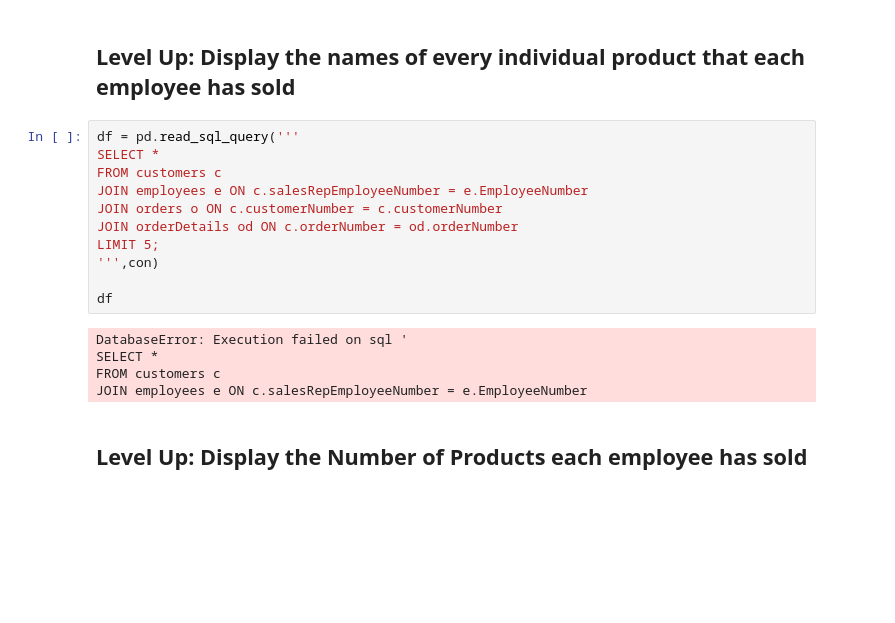
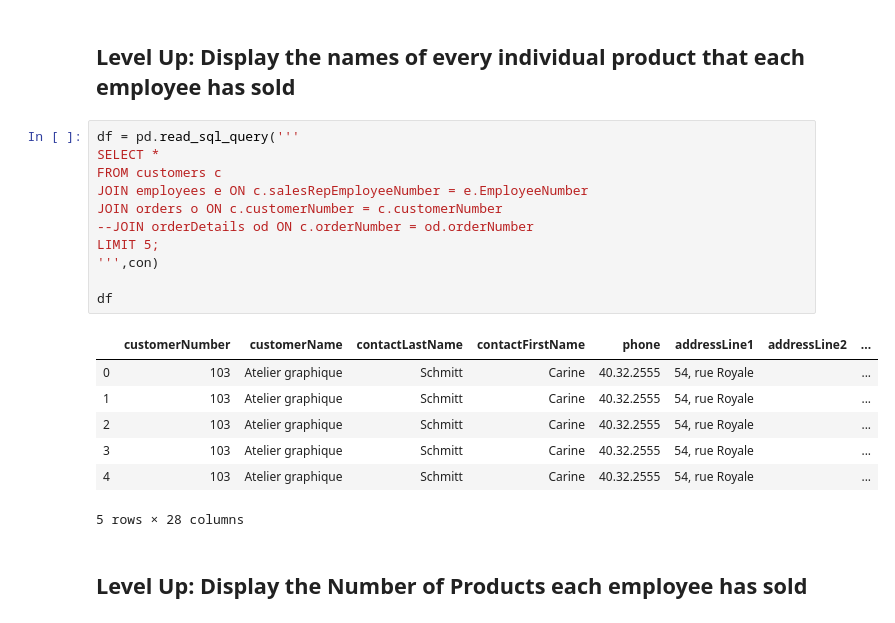
Before and after one commit to cmf-datasci/dsc-join-statements-lab-hbs-ds-060120, a Jupyter notebook: index.ipynb, the cells around one changed output. Drawn from its saved outputs; the diff is of its cells as text; blank space fills up the shorter version.

```diff
--- a/index.ipynb
+++ b/index.ipynb
@@ -177,19 +177,22 @@ df
 # %%
 df = pd.read_sql_query('''
 SELECT *
 FROM customers c
 JOIN employees e ON c.salesRepEmployeeNumber = e.EmployeeNumber
 JOIN orders o ON c.customerNumber = c.customerNumber
-JOIN orderDetails od ON c.orderNumber = od.orderNumber
+--JOIN orderDetails od ON c.orderNumber = od.orderNumber
 LIMIT 5;
 ''',con)
 
 df
 # %% [output]
+|  | customerNumber | customerName | contactLastName | contactFirstName | phone | addressLine1 | addressLine2 | ... |
+| 0 | 103 | Atelier graphique | Schmitt | Carine | 40.32.2555 | 54, rue Royale |  | ... |
+| 1 | 103 | Atelier graphique | Schmitt | Carine | 40.32.2555 | 54, rue Royale |  | ... |
+| 2 | 103 | Atelier graphique | Schmitt | Carine | 40.32.2555 | 54, rue Royale |  | ... |
+| 3 | 103 | Atelier graphique | Schmitt | Carine | 40.32.2555 | 54, rue Royale |  | ... |
+| 4 | 103 | Atelier graphique | Schmitt | Carine | 40.32.2555 | 54, rue Royale |  | ... |
-DatabaseError: Execution failed on sql '
-SELECT *
-FROM customers c
-JOIN employees e ON c.salesRepEmployeeNumber = e.EmployeeNumber
+5 rows × 28 columns
 # %% [markdown]
 ## Level Up: Display the Number of Products each employee has sold
 # %%
```
